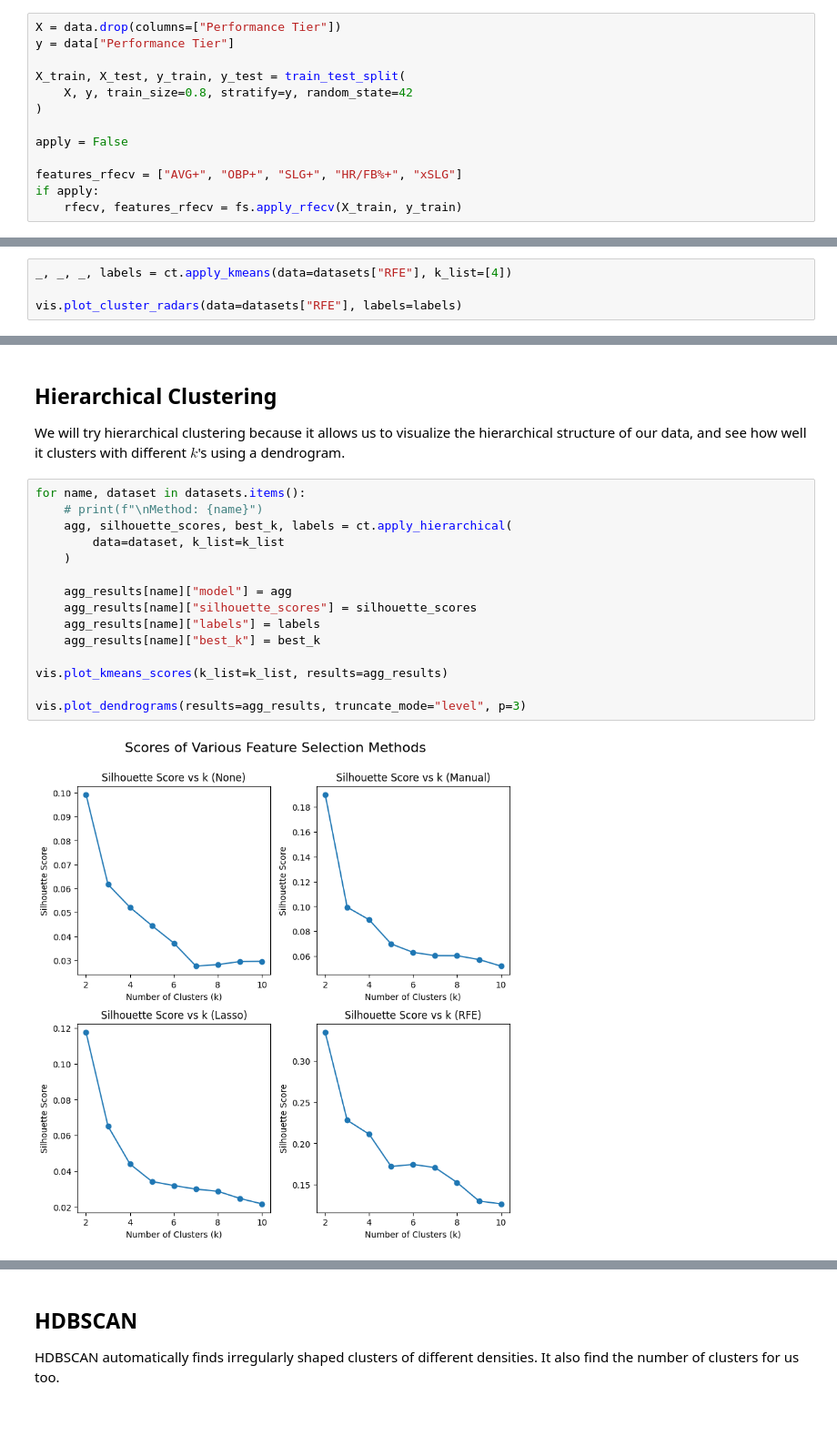
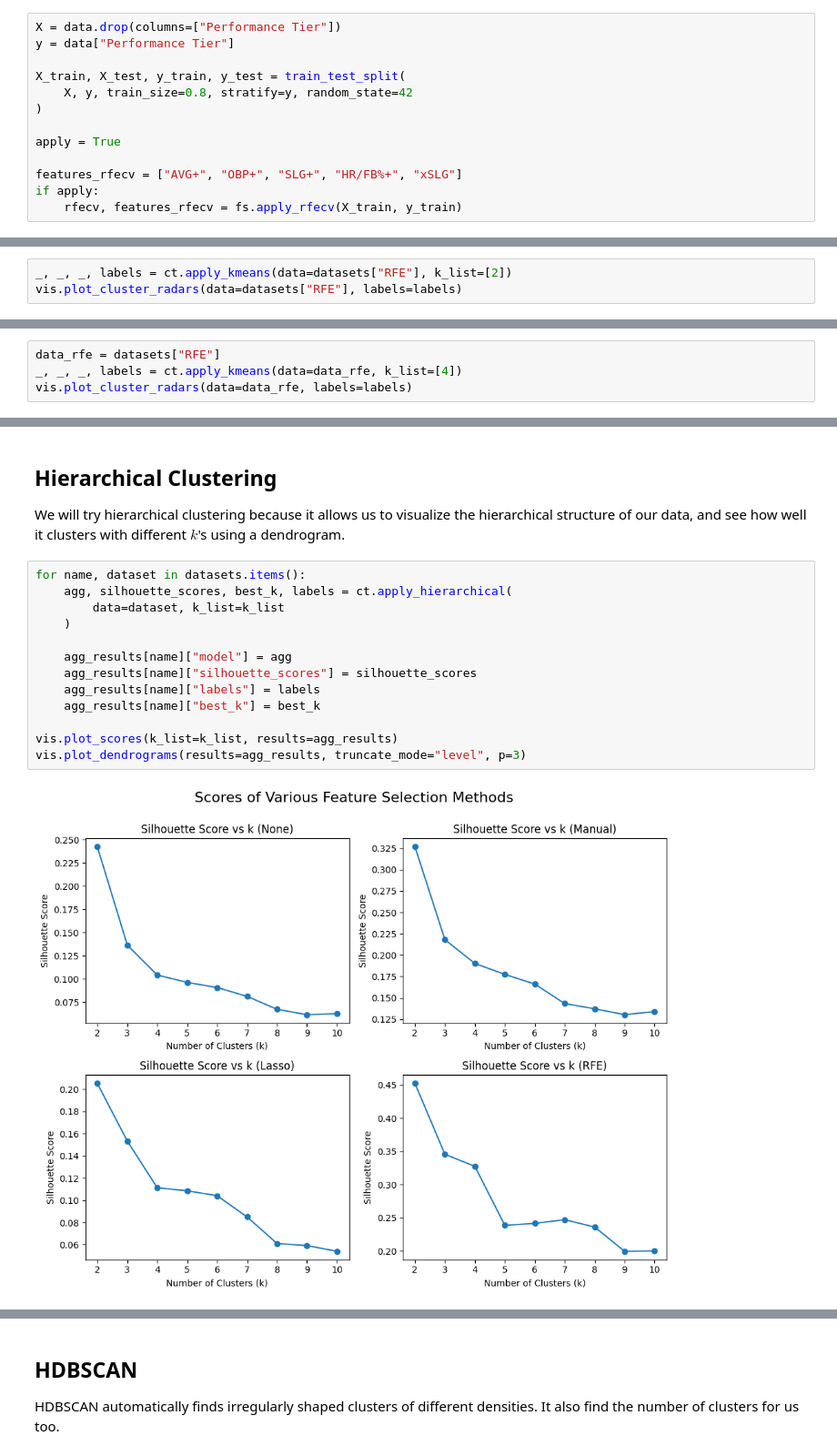
Before and after one commit to ichiro-wang/mlb-batting-analysis, a Jupyter notebook: notebooks/analysis.ipynb, the cells around one changed output, grey strips where cells are left out. Shown at 91% size. Drawn from its saved outputs; the diff is of its cells as text; blank space fills up the shorter version.

```diff
--- a/notebooks/analysis.ipynb
+++ b/notebooks/analysis.ipynb
@@ -628,7 +615,7 @@ X_train, X_test, y_train, y_test = train_test_split(
     X, y, train_size=0.8, stratify=y, random_state=42
 )
 
-apply = False
+apply = True
 
 features_rfecv = ["AVG+", "OBP+", "SLG+", "HR/FB%+", "xSLG"]
 if apply:
@@ -725,0 +722,3 @@ vis.plot_clusters(results=kmeans_results, cluster_method="K-Means")
+# %%
+_, _, _, labels = ct.apply_kmeans(data=datasets["RFE"], k_list=[2])
+vis.plot_cluster_radars(data=datasets["RFE"], labels=labels)
@@ -732,7 +731,7 @@ Plotting the stats within the clusters at $k=2$ did not provide much insight, so
 
 If we use the elbow method on the inertias, we see that $k=4$ may also be appropriate. So, we will try 4 clusters to see if we can find any patterns in the clusters.
 # %%
-_, _, _, labels = ct.apply_kmeans(data=datasets["RFE"], k_list=[4])
-
-vis.plot_cluster_radars(data=datasets["RFE"], labels=labels)
+data_rfe = datasets["RFE"]
+_, _, _, labels = ct.apply_kmeans(data=data_rfe, k_list=[4])
+vis.plot_cluster_radars(data=data_rfe, labels=labels)
 # %% [output]
@@ -754,18 +753,16 @@ Even though the clustering metrics are not great, if we dive into the clusters,
 We will try hierarchical clustering because it allows us to visualize the hierarchical structure of our data, and see how well it clusters with different $k$'s using a dendrogram.
 # %%
 for name, dataset in datasets.items():
-    # print(f"\nMethod: {name}")
     agg, silhouette_scores, best_k, labels = ct.apply_hierarchical(
         data=dataset, k_list=k_list
     )
 
     agg_results[name]["model"] = agg
     agg_results[name]["silhouette_scores"] = silhouette_scores
     agg_results[name]["labels"] = labels
     agg_results[name]["best_k"] = best_k
 
-vis.plot_kmeans_scores(k_list=k_list, results=agg_results)
-
+vis.plot_scores(k_list=k_list, results=agg_results)
 vis.plot_dendrograms(results=agg_results, truncate_mode="level", p=3)
 # %% [output]
-[figure, old version]
+[figure, new version]
```
Also changed, not shown: parts of 30 cells of this notebook, 15 other files.
